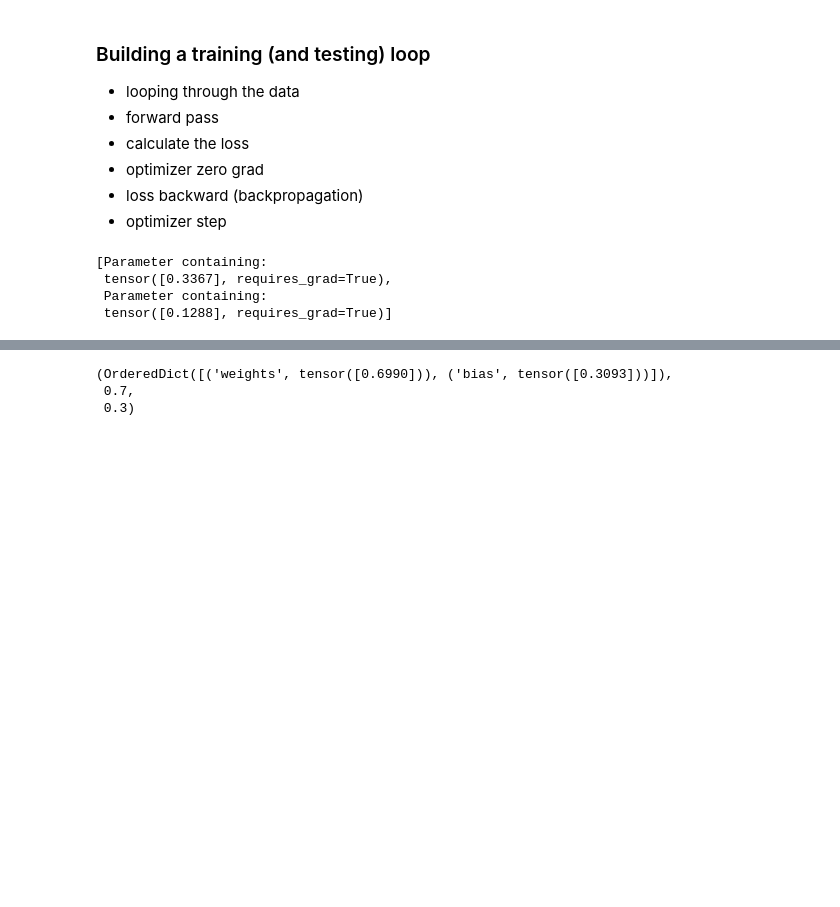
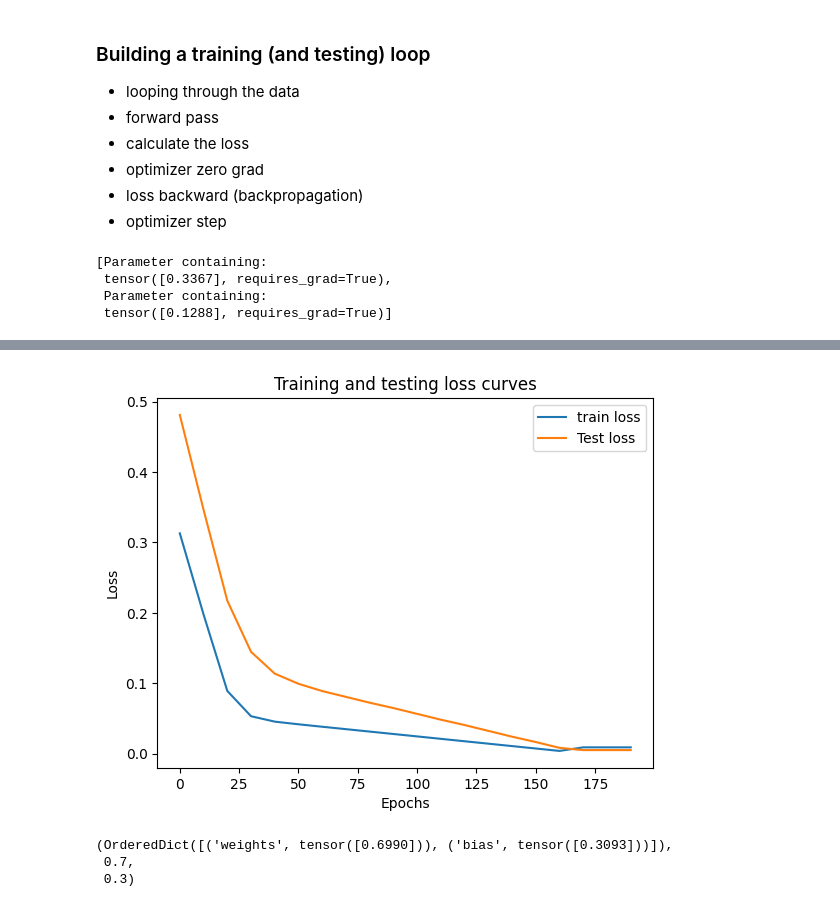
Before and after one commit to bigyan08/pytorch_for_deep_learning, a Jupyter notebook: course_lessons/01_pytorch_workflow.ipynb, the cells around one changed output, grey strips where cells are left out. Saved outputs shown, nothing was run; the diff lists cells and outputs as text; code cells hidden in the pictures; blank space fills up the shorter version.

Commit message:
training and test loss visualized

```diff
--- a/course_lessons/01_pytorch_workflow.ipynb
+++ b/course_lessons/01_pytorch_workflow.ipynb
@@ -183,7 +183,13 @@ list(model_0.parameters())
  Parameter containing:
  tensor([0.1288], requires_grad=True)]
 # %%
-epochs = 100
+epochs = 200
+
+#tracking different values
+epoch_count =[]
+loss_values=[]
+test_loss_values=[]
+
 
 # loop through the data
 for epoch in range(epochs):
@@ -217,6 +223,9 @@ for epoch in range(epochs):
 
     #lets see whats happening
     if epoch % 10 == 0:
+        epoch_count.append(epoch)
+        loss_values.append(loss)
+        test_loss_values.append(test_loss)
         print(f"Epoch:{epoch}, Loss:{loss}, Test Loss:{test_loss}")
         #print out model state dict
         print(model_0.state_dict())
@@ -241,3 +250,14 @@ loss:0.0025885067880153656
+# %%
+#plotting the loss curve
+# plt.plot(epoch_count,loss_values,label="Train loss") this cant run cause the dtype of loss_values is tensor, we need to convert it to numpy array.
+plt.plot(epoch_count,(torch.tensor(loss_values).numpy()),label="train loss")
+plt.plot(epoch_count,test_loss_values,label="Test loss")
+plt.title("Training and testing loss curves")
+plt.ylabel("Loss")
+plt.xlabel("Epochs")
+plt.legend();
+# %% [output]
+[figure, added]
 # %%
 model_0.state_dict(),weight,bias # we are trying to get the model value closer to the ideal values.
 # %% [output]
```
Also changed, not shown: parts of 1 cell of this notebook.
